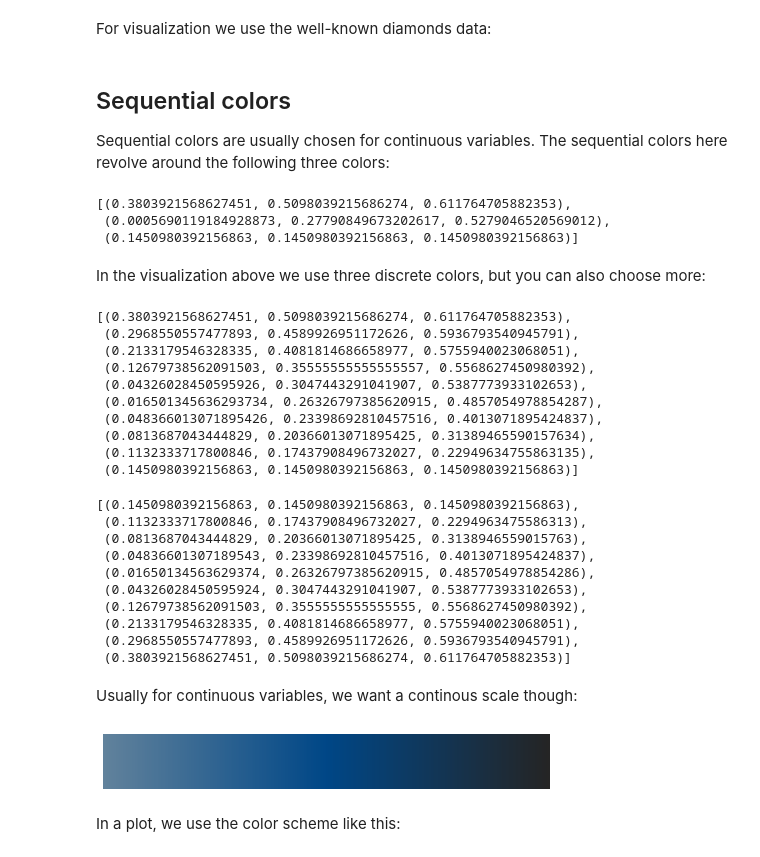
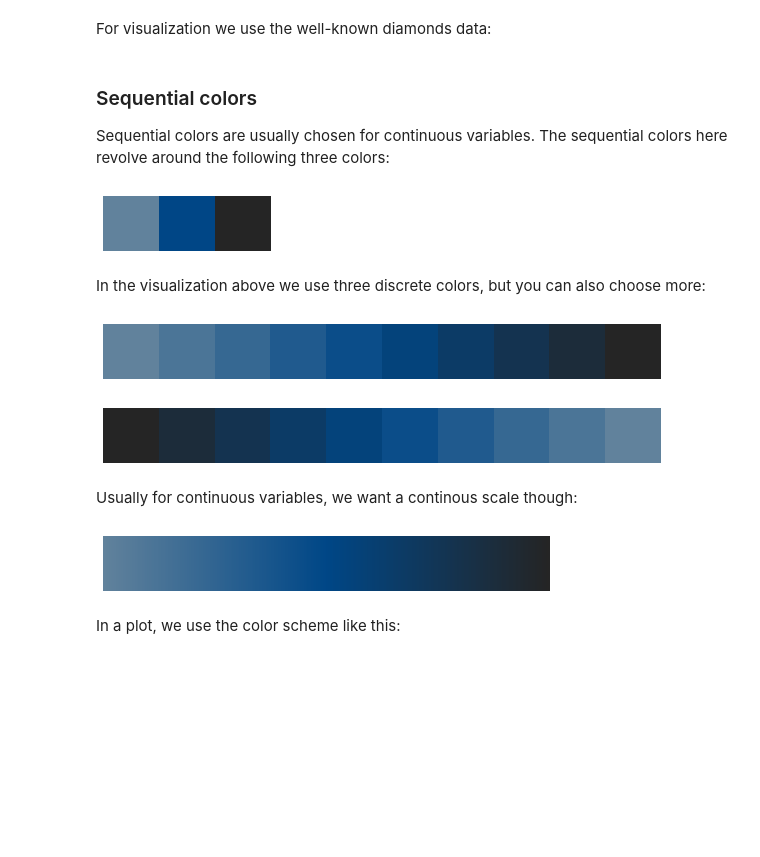
Before and after one commit to dirmeier/fybdthemes, a Jupyter notebook: README.ipynb, the cells around one changed output. Drawn from its saved outputs; the diff is of its cells as text; code cells hidden in the pictures; blank space fills up the shorter version.

Commit message:
Implement palettes and plotting

```diff
--- a/docs/index.ipynb
+++ b/README.ipynb
@@ -18,58 +36,29 @@ For visualization we use the well-known diamonds data:
 # %%
 diamonds = sns.load_dataset("diamonds")
 # %% [markdown]
-## Sequential colors
+### Sequential colors
 
 Sequential colors are usually chosen for continuous variables. The sequential colors here revolve around the following three colors:
-# %%
-palettes.discrete_sequential_colors()
-# %% [output]
-[(0.3803921568627451, 0.5098039215686274, 0.611764705882353),
- (0.0005690119184928873, 0.27790849673202617, 0.5279046520569012),
- (0.1450980392156863, 0.1450980392156863, 0.1450980392156863)]
+# %%
+plot_palette(palettes.discrete_sequential_colors())
+# %% [output]
+[figure, added]
 # %% [markdown]
 In the visualization above we use three discrete colors, but you can also choose more:
 # %%
-palettes.discrete_sequential_colors(10)
+plot_palette(palettes.discrete_sequential_colors(10))
 # %% [output]
-[(0.3803921568627451, 0.5098039215686274, 0.611764705882353),
- (0.2968550557477893, 0.4589926951172626, 0.5936793540945791),
- (0.2133179546328335, 0.4081814686658977, 0.5755940023068051),
- (0.12679738562091503, 0.35555555555555557, 0.5568627450980392),
- (0.04326028450595926, 0.3047443291041907, 0.5387773933102653),
- (0.016501345636293734, 0.26326797385620915, 0.4857054978854287),
- (0.048366013071895426, 0.23398692810457516, 0.4013071895424837),
- (0.0813687043444829, 0.20366013071895425, 0.31389465590157634),
- (0.1132333717800846, 0.17437908496732027, 0.22949634755863135),
- (0.1450980392156863, 0.1450980392156863, 0.1450980392156863)]
+[figure, added]
 # %%
-palettes.discrete_sequential_colors(10, True)
+plot_palette(palettes.discrete_sequential_colors(10, True))
 # %% [output]
-[(0.1450980392156863, 0.1450980392156863, 0.1450980392156863),
- (0.1132333717800846, 0.17437908496732027, 0.2294963475586313),
- (0.0813687043444829, 0.20366013071895425, 0.3138946559015763),
- (0.04836601307189543, 0.23398692810457516, 0.4013071895424837),
- (0.01650134563629374, 0.26326797385620915, 0.4857054978854286),
- (0.04326028450595924, 0.3047443291041907, 0.5387773933102653),
- (0.12679738562091503, 0.3555555555555555, 0.5568627450980392),
- (0.2133179546328335, 0.4081814686658977, 0.5755940023068051),
- (0.2968550557477893, 0.4589926951172626, 0.5936793540945791),
- (0.3803921568627451, 0.5098039215686274, 0.611764705882353)]
+[figure, added]
 # %% [markdown]
 Usually for continuous variables, we want a continous scale though:
 # %%
-pal = palettes.continuous_sequential_colors()
+plot_palette(palettes.continuous_sequential_colors())
+# %% [output]
+[figure, added]
-# %%
-def plot_color_gradients(cmap):
-    gradient = np.linspace(0, 1, 256)
-    gradient = np.vstack((gradient, gradient))
-    f, ax = plt.subplots(figsize=(8, 1))
-    ax.imshow(gradient, aspect='auto', cmap=cmap)
-    ax.set_axis_off()
-
-plot_color_gradients(pal)
-# %% [output]
-[figure, removed]
 # %% [markdown]
 In a plot, we use the color scheme like this:
 # %%
```
Also changed, not shown: parts of 15 cells of this notebook, 40 other files.
